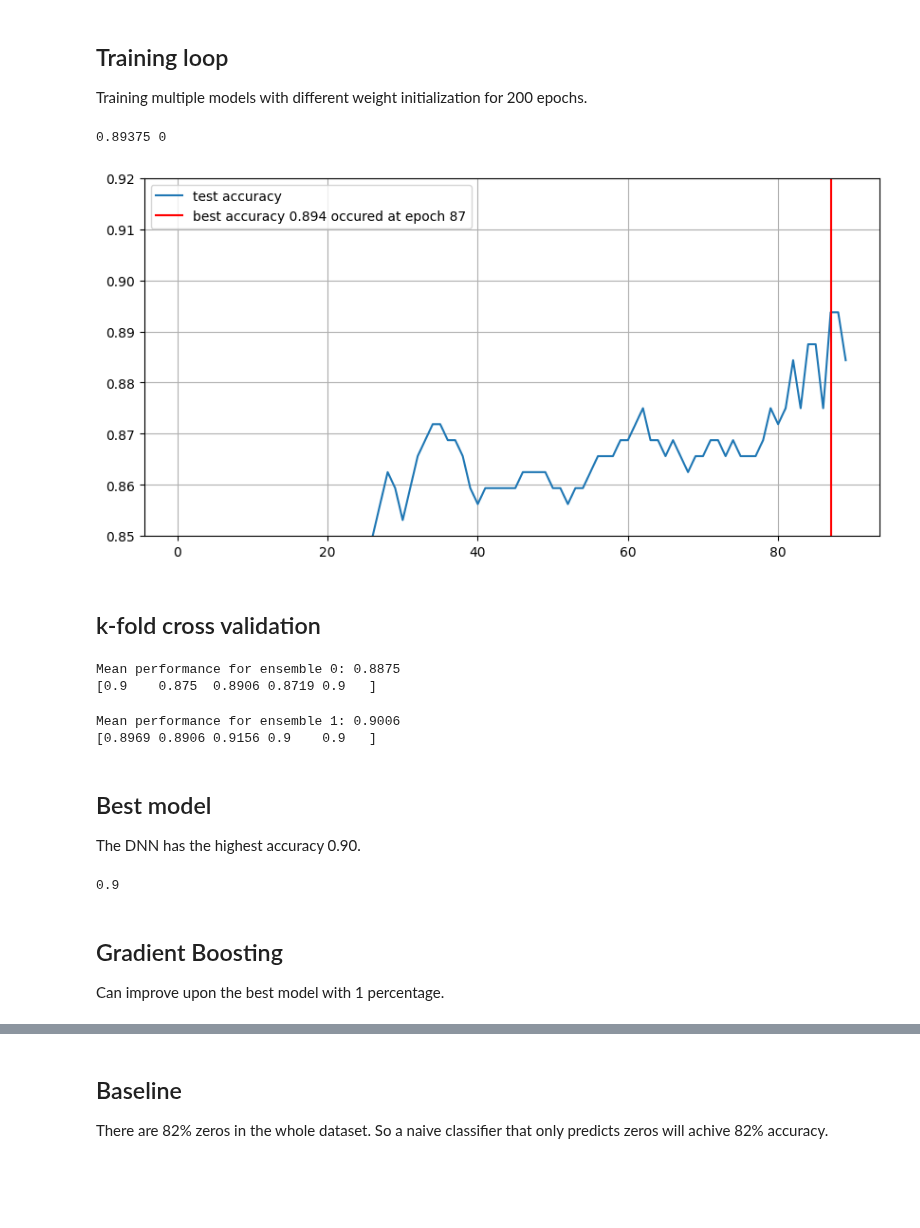
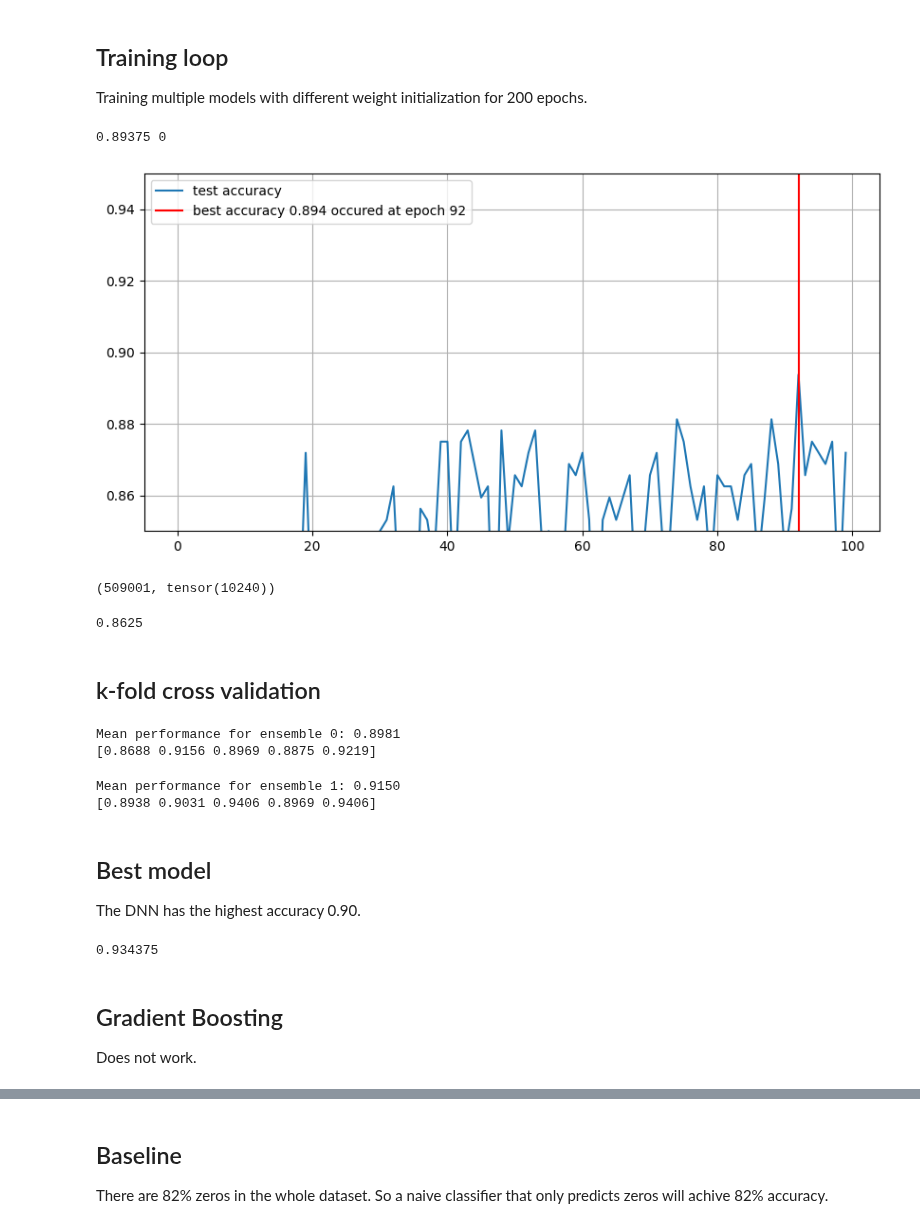
Before and after one commit to SunAndClouds/SML-Project, a Jupyter notebook: Algorithms/DNN.ipynb, the cells around one changed output, grey strips where cells are left out. Saved outputs shown, nothing was run; the diff lists cells and outputs as text; code cells hidden in the pictures; blank space fills up the shorter version.

```diff
--- a/Algorithms/DNN.ipynb
+++ b/Algorithms/DNN.ipynb
@@ -108,34 +108,25 @@ class Transformer(nn.Module):
 ## DNN
 With batch normalization and residual connection.
 # %%
-class Linear(nn.Module):
-    def __init__(self, input_size, output_size, seed=0, bias=True):
-        super().__init__()
-        torch.manual_seed(seed)
-        self.weight = nn.Parameter(torch.randn(input_size, output_size) / (input_size + output_size))
-        self.bias = nn.Parameter(torch.zeros(output_size)) if bias else 0
-
-    def forward(self, x):
-        return x @ self.weight + self.bias
-
 class DNN(nn.Module):
     def __init__(self, hidden_size, input_size, layers=2, seed=0):
         super().__init__()
 
+        torch.manual_seed(seed)
         self.hidden_size = hidden_size
         self.input_size = input_size
 
         self.activation = nn.ReLU()
-        self.input_layer = Linear(input_size, hidden_size, seed=seed)
+        self.input_layer = nn.Linear(input_size, hidden_size)
         self.batch_norm_input = nn.BatchNorm1d(hidden_size)  # BatchNorm for input layer
         self.linear_layers = nn.ModuleList()
         self.batch_norm_layers = nn.ModuleList()  # BatchNorm for other layers
 
         for _ in range(layers):
-            self.linear_layers.append(Linear(hidden_size, hidden_size, seed=seed))
+            self.linear_layers.append(nn.Linear(hidden_size, hidden_size))
             self.batch_norm_layers.append(nn.BatchNorm1d(hidden_size))
 
-        self.output_layer = Linear(hidden_size, 1, seed=seed)
+        self.output_layer = nn.Linear(hidden_size, 1)
 
     def forward(self, x):
         x = self.input_layer(x)
@@ -155,7 +146,7 @@ class DNN(nn.Module):
 ## Training loop
 Training multiple models with different weight initialization for 200 epochs.
 # %%
-epochs = 90
+epochs = 100
 metric = lambda prediction, label: (prediction.round() == label).numpy().mean()
 loss_fn = torch.nn.BCELoss()
 ensembles = []
@@ -163,8 +154,9 @@ top_estimators = []
 n_ensembles = 1
 
 for n in range(n_ensembles):
-    model = DNN(17, X_train.shape[-1], 2, seed=n)
-    optimizer = torch.optim.Adam(model.parameters(), lr=1e-3)
+    model = DNN(500, X_train.shape[-1], 2, seed=n)
+    optimizer = torch.optim.Adam(model.parameters(), lr=1e-1, weight_decay=0.01)
+    scheduler = torch.optim.lr_scheduler.ExponentialLR(optimizer, 0.999)
 
     train_loss_history = []
     test_loss_history = []
@@ -174,38 +166,54 @@ for n in range(n_ensembles):
     for epoch in tqdm(range(epochs)):
         optimizer.zero_grad()
         y_pred = model(X_train)
         loss = loss_fn(y_pred, y_train)
+        train_loss_history.append(loss.item())
+        loss.backward()
+        optimizer.step()
+        scheduler.step()
 
         with torch.no_grad():
             y_pred_test = model(X_test)
             test_loss = loss_fn(y_pred_test, y_test)
             test_loss_history.append(test_loss.item())
             accuracy = metric(y_pred_test, y_test)
             test_metric_history.append(accuracy)
             optimal_models.append(model.state_dict())
 
-        train_loss_history.append(loss.item())
-        loss.backward()
-        optimizer.step()
+
 
     optimal_epoch = np.argmax(test_metric_history) # Choosing the epoch with the highest accuracy
     optimal_weights = optimal_models[optimal_epoch] # Choosing the model with highest accuracy for the whole training process
     top_estimators.append(test_metric_history[optimal_epoch]) # storing the highest accuracy
     ensembles.append(optimal_weights) # storing the optimal weights
     print(top_estimators[-1], n)
 
     plt.figure(figsize=(10, 5), dpi=100)
     plt.plot(test_metric_history, label="test accuracy")
     plt.axvline(
         optimal_epoch,
         color="red",
         label=f"best accuracy {test_metric_history[optimal_epoch]:.3f} occured at epoch {optimal_epoch}")
-    plt.ylim(0.85, 0.92)
+    plt.ylim(0.85, 0.95)
     plt.legend(), plt.grid()
     plt.show()
 # %% [output]
 0.89375 0
-[figure, old version]
+[figure, new version]
+# %%
+def count_parameters(model):
+    return sum(p.numel() for p in model.parameters() if p.requires_grad)
+
+count_parameters(model), torch.prod(torch.tensor(X_train.shape))
+# %% [output]
+(509001, tensor(10240))
+# %%
+pretrained_model = DNN(500, X_train.shape[-1], 2, seed=0)
+pretrained_model.load_state_dict(optimal_weights)
+pretrained_model.eval()
+metric(pretrained_model(X_test), y_test)
+# %% [output]
+0.8625
 # %% [markdown]
 ## k-fold cross validation
 # %%
@@ -257,10 +265,10 @@ for n in range(n_ensembles):
     print(f"Mean performance for ensemble {n}: {mean_performance:.4f}")
     print(f"{np.round(fold_performance, 4)}")
 # %% [output]
-Mean performance for ensemble 0: 0.8875
-[0.9    0.875  0.8906 0.8719 0.9   ]
+Mean performance for ensemble 0: 0.8981
+[0.8688 0.9156 0.8969 0.8875 0.9219]
-Mean performance for ensemble 1: 0.9006
-[0.8969 0.8906 0.9156 0.9    0.9   ]
+Mean performance for ensemble 1: 0.9150
+[0.8938 0.9031 0.9406 0.8969 0.9406]
 # %% [markdown]
 ## Best model
 The DNN has the highest accuracy 0.90.
@@ -269,8 +277,8 @@ pretrained_model = DNN(17, X_train.shape[-1], 2)
 pretrained_model.load_state_dict(optimal_weights)
 metric(pretrained_model(X_test), y_test)
 # %% [output]
-0.9
+0.934375
 # %% [markdown]
 ## Gradient Boosting
-Can improve upon the best model with 1 percentage.
+Does not work.
 # %%
```
Also changed, not shown: parts of 4 cells of this notebook.
